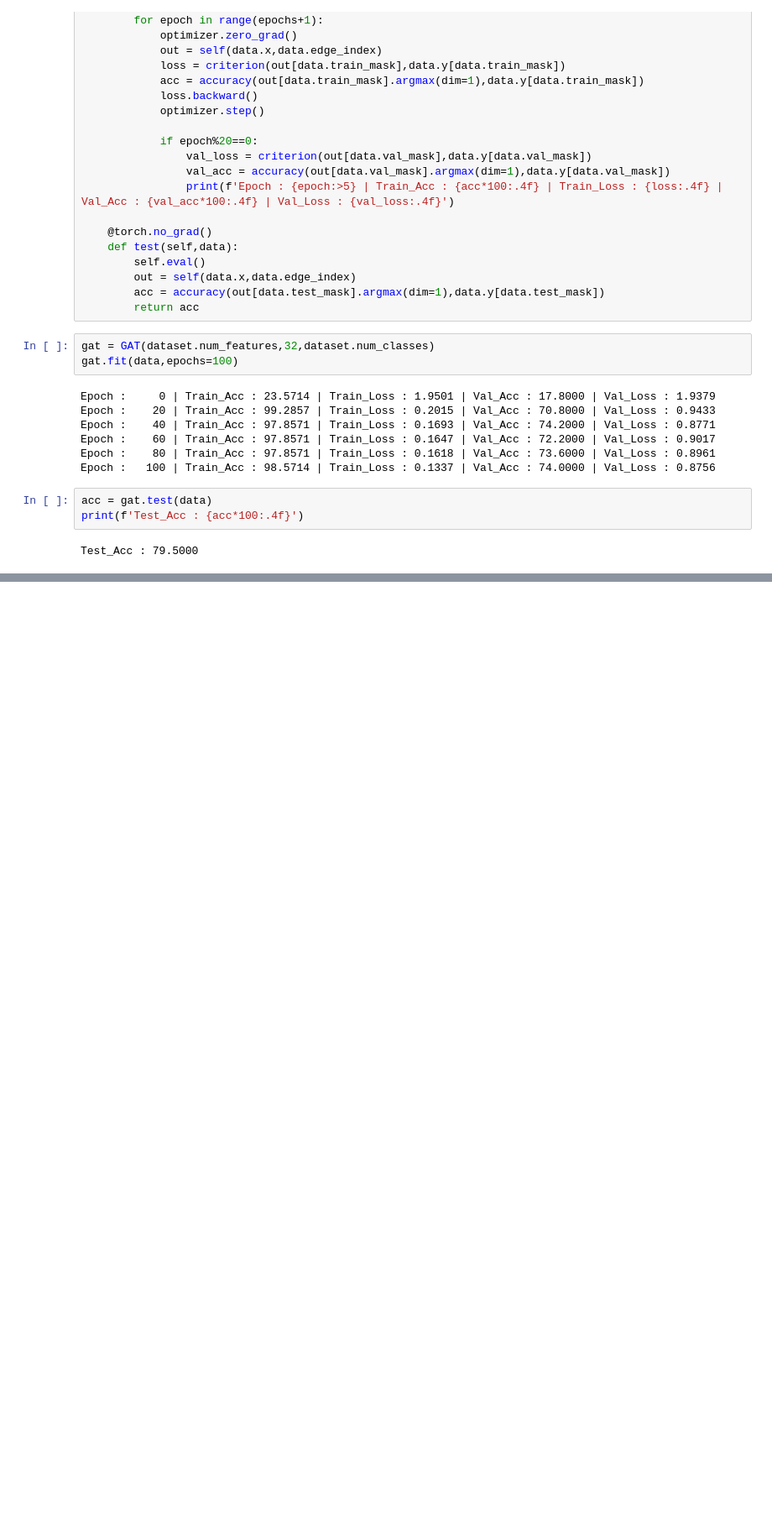
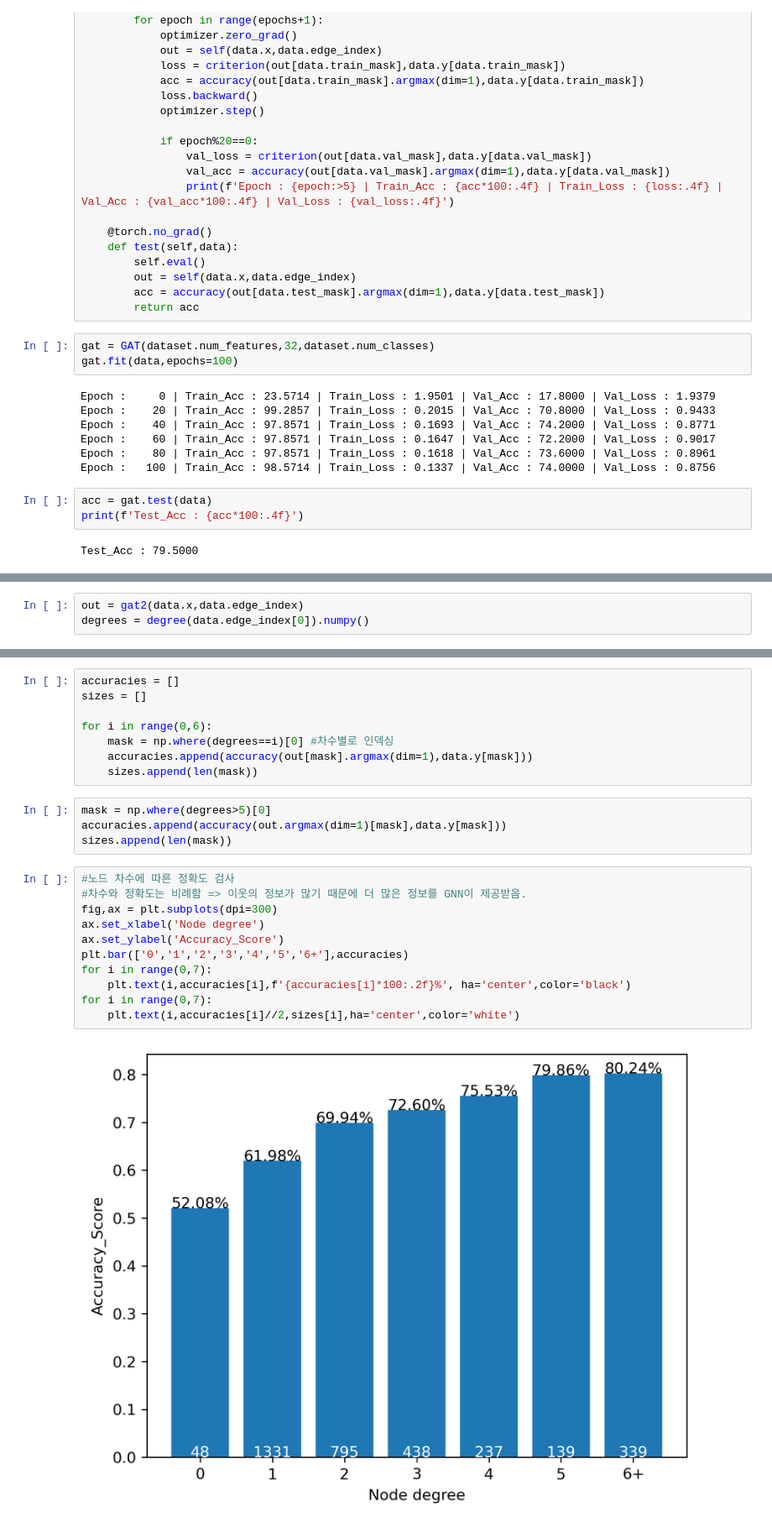
Before and after one commit to mun9yx/Graph-play, a Jupyter notebook: 7_GAT/7_GAT.ipynb, the cells around one changed output, grey strips where cells are left out. Shown: that part at 84% size. Saved outputs shown, nothing was run; the diff lists cells and outputs as text; blank space fills up the shorter version.

```diff
--- a/7_GAT/7_GAT.ipynb
+++ b/7_GAT/7_GAT.ipynb
@@ -186,0 +244,3 @@ Test_Acc : 79.5000
+# %%
+out = gat2(data.x,data.edge_index)
+degrees = degree(data.edge_index[0]).numpy()
@@ -186,0 +251,25 @@ Test_Acc : 79.5000
+# %%
+accuracies = []
+sizes = []
+
+for i in range(0,6):
+    mask = np.where(degrees==i)[0] #차수별로 인덱싱
+    accuracies.append(accuracy(out[mask].argmax(dim=1),data.y[mask]))
+    sizes.append(len(mask))
+# %%
+mask = np.where(degrees>5)[0]
+accuracies.append(accuracy(out.argmax(dim=1)[mask],data.y[mask]))
+sizes.append(len(mask))
+# %%
+#노드 차수에 따른 정확도 검사
+#차수와 정확도는 비례함 => 이웃의 정보가 많기 때문에 더 많은 정보를 GNN이 제공받음.
+fig,ax = plt.subplots(dpi=300)
+ax.set_xlabel('Node degree')
+ax.set_ylabel('Accuracy_Score')
+plt.bar(['0','1','2','3','4','5','6+'],accuracies)
+for i in range(0,7):
+    plt.text(i,accuracies[i],f'{accuracies[i]*100:.2f}%', ha='center',color='black')
+for i in range(0,7):
+    plt.text(i,accuracies[i]//2,sizes[i],ha='center',color='white')
+# %% [output]
+[figure, added]
```
Also changed, not shown: parts of 8 cells of this notebook, 11 other files.
